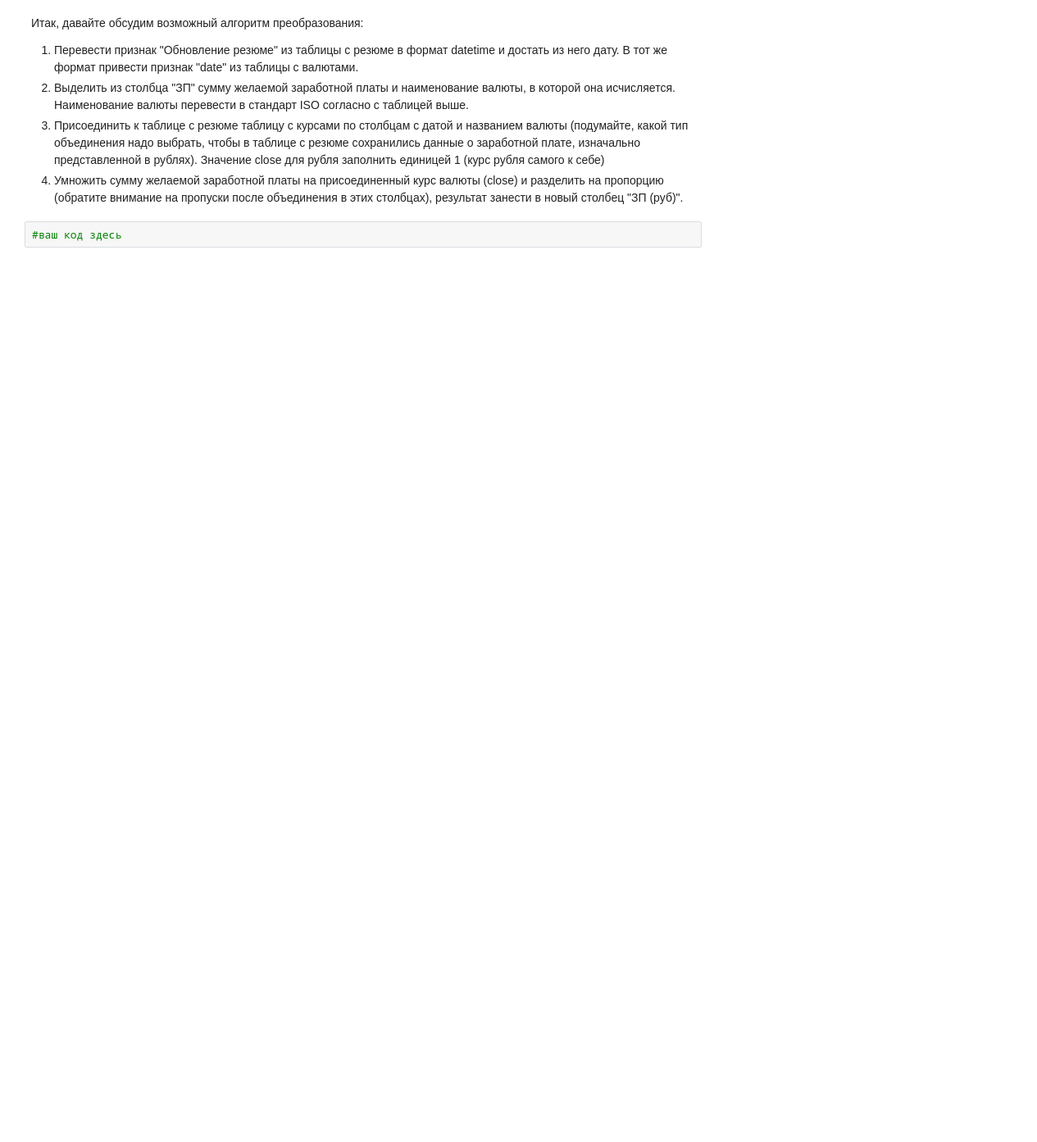
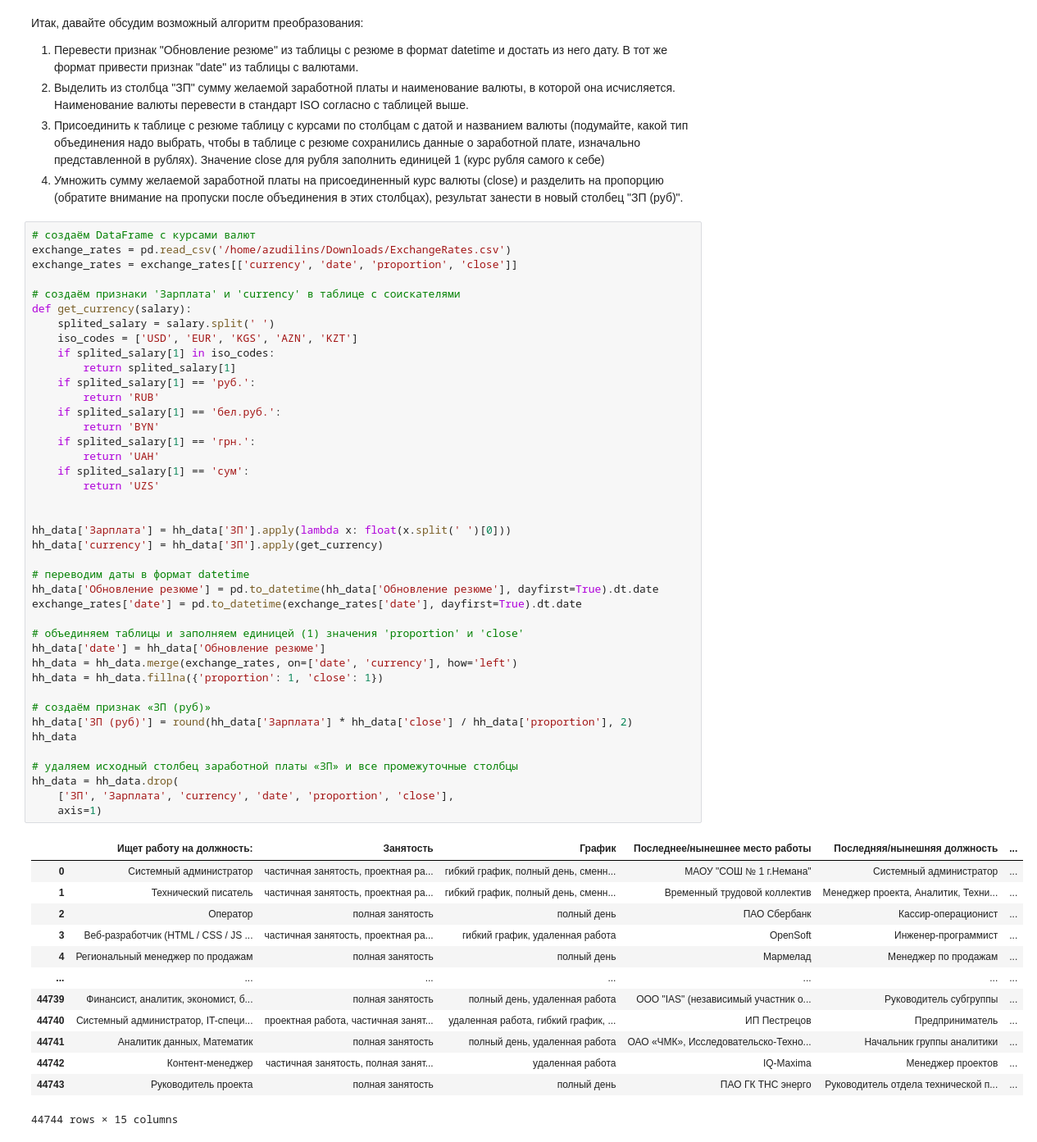
Before and after one commit to azudilins/sf_data_science, a Jupyter notebook: project_1/Project 1.ipynb, the cells around one changed output. Shown at 82% size. Saved outputs shown, nothing was run; the diff lists cells and outputs as text; blank space fills up the shorter version.

```diff
--- a/project_1/Project 1.ipynb
+++ b/project_1/Project 1.ipynb
@@ -403,7 +403,60 @@ hh_data = hh_data.drop(schedule_unique, axis=1)
 3. Присоединить к таблице с резюме таблицу с курсами по столбцам с датой и названием валюты (подумайте, какой тип объединения надо выбрать, чтобы в таблице с резюме сохранились данные о заработной плате, изначально представленной в рублях). Значение close для рубля заполнить единицей 1 (курс рубля самого к себе)
 4. Умножить сумму желаемой заработной платы на присоединенный курс валюты (close) и разделить на пропорцию (обратите внимание на пропуски после объединения в этих столбцах), результат занести в новый столбец "ЗП (руб)".
 # %%
-#ваш код здесь
+# создаём DataFrame с курсами валют
+exchange_rates = pd.read_csv('/home/azudilins/Downloads/ExchangeRates.csv')
+exchange_rates = exchange_rates[['currency', 'date', 'proportion', 'close']]
+
+# создаём признаки 'Зарплата' и 'currency' в таблице с соискателями
+def get_currency(salary):
+    splited_salary = salary.split(' ')
+    iso_codes = ['USD', 'EUR', 'KGS', 'AZN', 'KZT']
+    if splited_salary[1] in iso_codes:
+        return splited_salary[1]
+    if splited_salary[1] == 'руб.':
+        return 'RUB'
+    if splited_salary[1] == 'бел.руб.':
+        return 'BYN'
+    if splited_salary[1] == 'грн.':
+        return 'UAH'
+    if splited_salary[1] == 'сум':
+        return 'UZS'
+
+
+hh_data['Зарплата'] = hh_data['ЗП'].apply(lambda x: float(x.split(' ')[0]))
+hh_data['currency'] = hh_data['ЗП'].apply(get_currency)
+
+# переводим даты в формат datetime
+hh_data['Обновление резюме'] = pd.to_datetime(hh_data['Обновление резюме'], dayfirst=True).dt.date
+exchange_rates['date'] = pd.to_datetime(exchange_rates['date'], dayfirst=True).dt.date
+
+# объединяем таблицы и заполняем единицей (1) значения 'proportion' и 'close'
+hh_data['date'] = hh_data['Обновление резюме']
+hh_data = hh_data.merge(exchange_rates, on=['date', 'currency'], how='left')
+hh_data = hh_data.fillna({'proportion': 1, 'close': 1})
+
+# создаём признак «ЗП (руб)»
+hh_data['ЗП (руб)'] = round(hh_data['Зарплата'] * hh_data['close'] / hh_data['proportion'], 2)
+hh_data
+
+# удаляем исходный столбец заработной платы «ЗП» и все промежуточные столбцы
+hh_data = hh_data.drop(
+    ['ЗП', 'Зарплата', 'currency', 'date', 'proportion', 'close'],
+    axis=1)
+# %% [output]
+|  | Ищет работу на должность: | Занятость | График | Последнее/нынешнее место работы | Последняя/нынешняя должность | ... |
+| 0 | Системный администратор | частичная занятость, проектная ра... | гибкий график, полный день, сменн... | МАОУ "СОШ № 1 г.Немана" | Системный администратор | ... |
+| 1 | Технический писатель | частичная занятость, проектная ра... | гибкий график, полный день, сменн... | Временный трудовой коллектив | Менеджер проекта, Аналитик, Техни... | ... |
+| 2 | Оператор | полная занятость | полный день | ПАО Сбербанк | Кассир-операционист | ... |
+| 3 | Веб-разработчик (HTML / CSS / JS ... | частичная занятость, проектная ра... | гибкий график, удаленная работа | OpenSoft | Инженер-программист | ... |
+| 4 | Региональный менеджер по продажам | полная занятость | полный день | Мармелад | Менеджер по продажам | ... |
+| ... | ... | ... | ... | ... | ... | ... |
+| 44739 | Финансист, аналитик, экономист, б... | полная занятость | полный день, удаленная работа | ООО "IAS" (независимый участник о... | Руководитель субгруппы | ... |
+| 44740 | Системный администратор, IT-специ... | проектная работа, частичная занят... | удаленная работа, гибкий график, ... | ИП Пестрецов | Предприниматель | ... |
+| 44741 | Аналитик данных, Математик | полная занятость | полный день, удаленная работа | ОАО «ЧМК», Исследовательско-Техно... | Начальник группы аналитики | ... |
+| 44742 | Контент-менеджер | частичная занятость, полная занят... | удаленная работа | IQ-Maxima | Менеджер проектов | ... |
+| 44743 | Руководитель проекта | полная занятость | полный день | ПАО ГК ТНС энерго | Руководитель отдела технической п... | ... |
+44744 rows × 15 columns
 # %% [markdown]
 # Исследование зависимостей в данных
 # %% [markdown]
```
Also changed, not shown: parts of 3 cells of this notebook.
